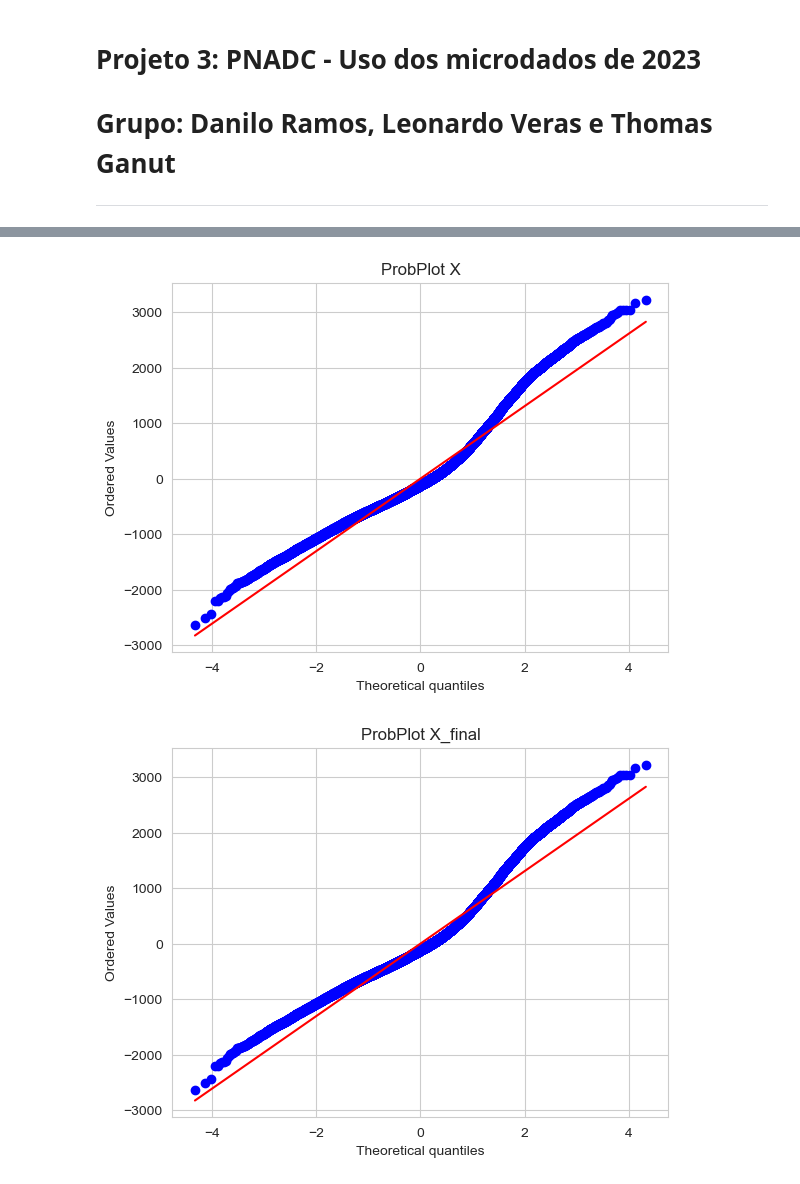
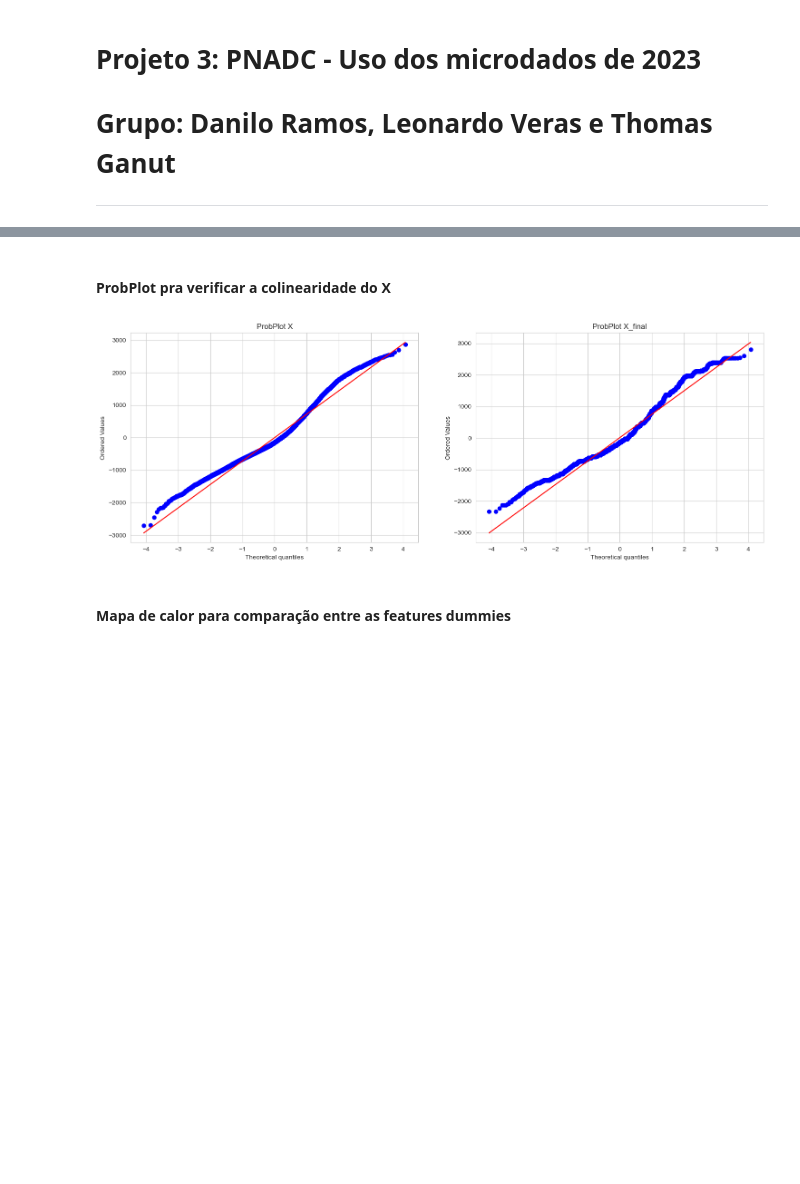
Before and after one commit to leomccormick/projeto3_CDados, a Jupyter notebook: Projeto_3.ipynb, the cells around one changed output, grey strips where cells are left out. Saved outputs shown, nothing was run; the diff lists cells and outputs as text; code cells hidden in the pictures; blank space fills up the shorter version.

```diff
--- a/Projeto_3.ipynb
+++ b/Projeto_3.ipynb
@@ -145,7 +247,5 @@ df['TipoTrabalho'] = df['TipoTrabalho'].cat.rename_categories({
 })
 
 df['LocalTrabalho'] = df['LocalTrabalho'].cat.rename_categories({
-    1: 'Cidade', 2: 'Fazenda', 3: 'Nao tinha estabelecimento'
+    1: 'Cidade', 2: 'Fazenda', 3: 'Sem estabelecimento'
 })
-
-df
@@ -166,15 +257,11 @@ df
 # %%
 # Limpando o DF
 
-# Limita a idade entre 18 e 62 anos (maior de idade e não aposentado)
-# df = df.loc[(df['Idade'] >= 18) & (df['Idade'] < 62)]
-
 # Define um df específico
-# df = df.loc[
-#     (df['Estado'].isin(['São Paulo', 'Minas Gerais', 'Espírito Santo', 'Rio de Janeiro', 'Paraná', 'Santa Catarina', 'Rio Grande do Sul'])) &
-#     (df['AreaRes'].isin(['Resto da RM', 'Capital'])) &
-#     (df['Instrucao'].isin(['Sup. completo', 'Sup. incompleto', 'EM completo']))
-# ]
+df = df.loc[
+    (df['Estado'].isin(['São Paulo', 'Minas Gerais', 'Espírito Santo', 'Rio de Janeiro', 'Paraná', 'Santa Catarina', 'Rio Grande do Sul'])) &
+    (df['Instrucao'].isin(['Sup. completo', 'Sup. incompleto', 'EM completo']))
+]
 
 # Verifica se não tem NaN em nenhuma coluna
 colunas = ['Idade', 'Estado', 'AreaRes', 'CorRaca', 'Analfabeto', 'Carteira', 'Instrucao', 'TipoTrabalho', 'LocalTrabalho']
@@ -182,6 +269,13 @@ print("Quantidade de NaN em cada coluna:")
 for coluna in colunas:
     print(f'{coluna}:', df[coluna].isna().sum())
 
+# Filtre o DataFrame para manter apenas as categorias com contagem maior que zero
+df = df[(df['Estado'].notna()) & (df['AreaRes'].notna()) & (df['Instrucao'].notna())]
+df['Estado'] = df['Estado'].cat.remove_unused_categories()
+df['AreaRes'] = df['AreaRes'].cat.remove_unused_categories()
+df['Instrucao'] = df['Instrucao'].cat.remove_unused_categories()
+df['TipoTrabalho'] = df['TipoTrabalho'].cat.remove_unused_categories()
+
 print(f'\nQuantidade de pessoas no df: {len(df)}')
 # %% [output]
 Quantidade de NaN em cada coluna:
@@ -240,17 +329,27 @@ X_final
+# %% [markdown]
+<div id='probplot'></div>
+
+#### ProbPlot pra verificar a colinearidade do X
 # %%
+# ProbPlot
+plt.figure(figsize=(18,6))
+plt.subplot(121)
 results = regress(Y, X)
 stats.probplot(results.resid, dist='norm', plot=plt)
 plt.title('ProbPlot X')
-plt.show()
 
+plt.subplot(122)
 results = regress(Y, X_final)
 stats.probplot(results.resid, dist='norm', plot=plt)
 plt.title('ProbPlot X_final')
 
 plt.show()
 # %% [output]
-[figure, old version]
+[figure, new version]
-[figure, removed]
+# %% [markdown]
+<div id='heatmap'></div>
+
+#### Mapa de calor para comparação entre as features dummies
 # %%
 # Heat map
 plt.figure(figsize=(20, 7))
```
Also changed, not shown: parts of 45 cells of this notebook, 5 other files.
